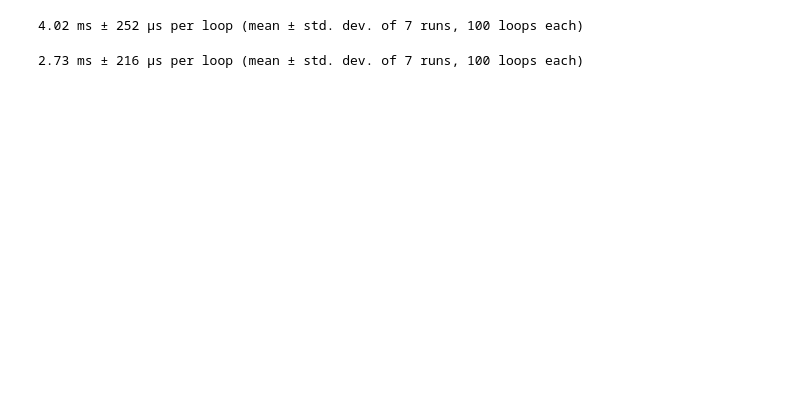
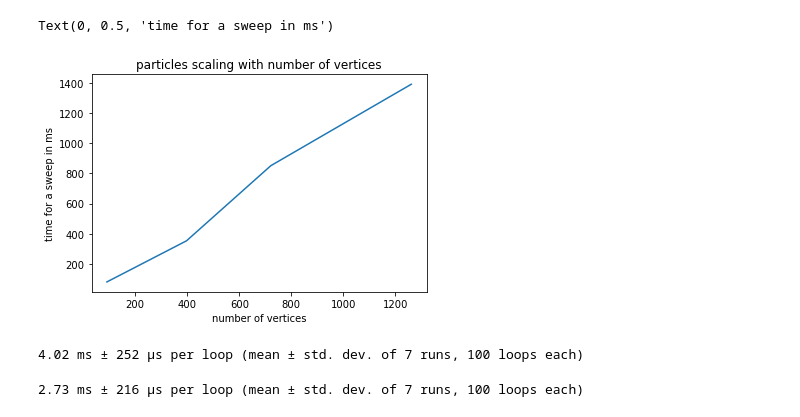
Before and after one commit to giangomango/DTMC, a Jupyter notebook: test.ipynb, the cells around one changed output. Drawn from its saved outputs; the diff is of its cells as text; code cells hidden in the pictures; blank space fills up the shorter version.

```diff
--- a/test.ipynb
+++ b/test.ipynb
@@ -114,3 +176,12 @@ plt.plot([91,397,721,1387],[314,1730,3130,6150])
+# %%
+from matplotlib import pyplot as plt
+plt.plot([91,397,721,1261],[82,354,851,1390])
+plt.title("particles scaling with number of vertices")
+plt.xlabel("number of vertices")
+plt.ylabel("time for a sweep in ms")
+# %% [output]
+Text(0, 0.5, 'time for a sweep in ms')
+[figure, added]
 # %%
 %timeit update_energy_neig(ver,TRI,H,c1,c2,k,A_v,0,normals_face,neigh,ADJ,NI,area,SHO,et,border)
 # %% [output]
```
Also changed, not shown: parts of 17 cells of this notebook, 3 other files.
